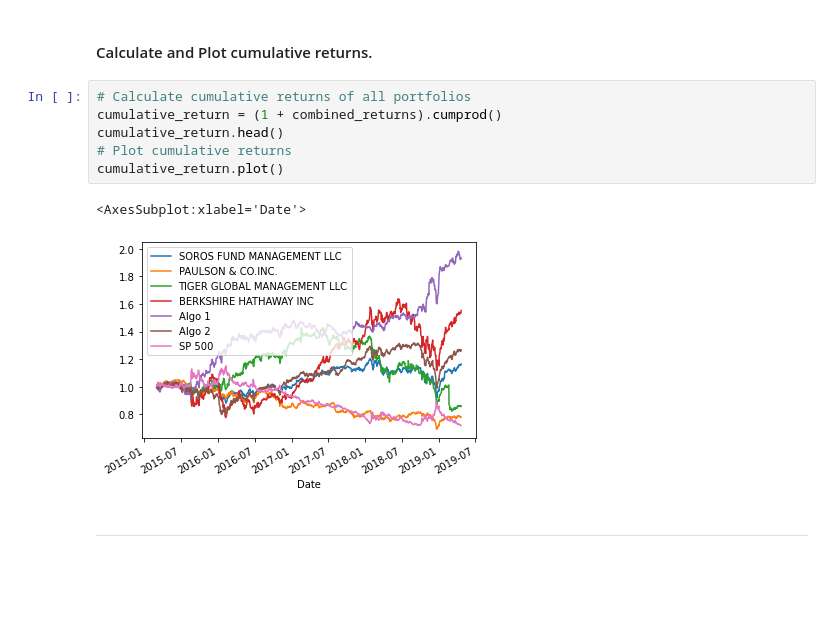
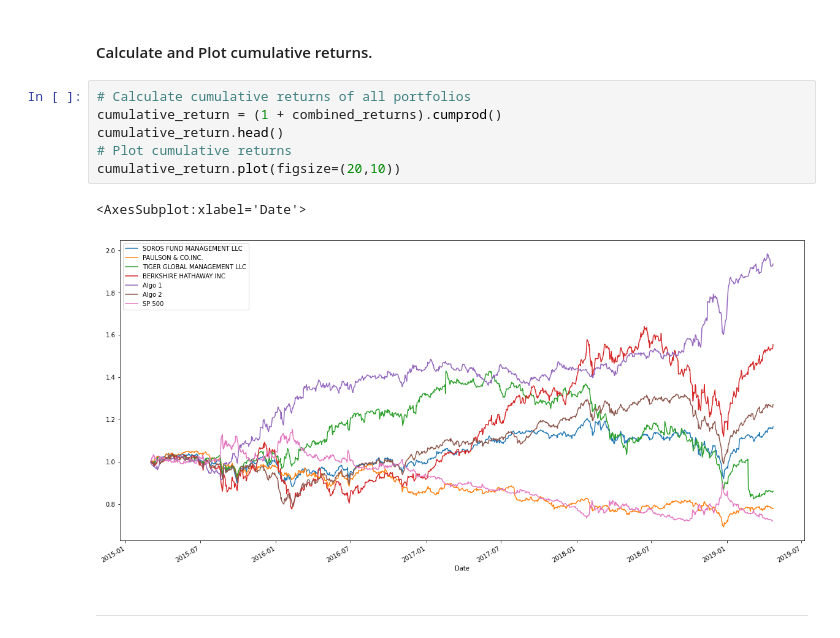
Before and after one commit to Olegreg762/FintechBootcamp, a Jupyter notebook: pandas_homework/Instructions/Starter_Code/whale_analysis.ipynb, the cells around one changed output. Drawn from its saved outputs; the diff is of its cells as text; blank space fills up the shorter version.

```diff
--- a/pandas_homework/Instructions/Starter_Code/whale_analysis.ipynb
+++ b/pandas_homework/Instructions/Starter_Code/whale_analysis.ipynb
@@ -238,12 +238,12 @@ combined_returns.plot(figsize=(20, 10))
 # %%
 # Calculate cumulative returns of all portfolios
 cumulative_return = (1 + combined_returns).cumprod()
 cumulative_return.head()
 # Plot cumulative returns
-cumulative_return.plot()
+cumulative_return.plot(figsize=(20,10))
 # %% [output]
 <AxesSubplot:xlabel='Date'>
-[figure, old version]
+[figure, new version]
 # %% [markdown]
 ---
 # %% [markdown]
```
Also changed, not shown: parts of 4 cells of this notebook.
